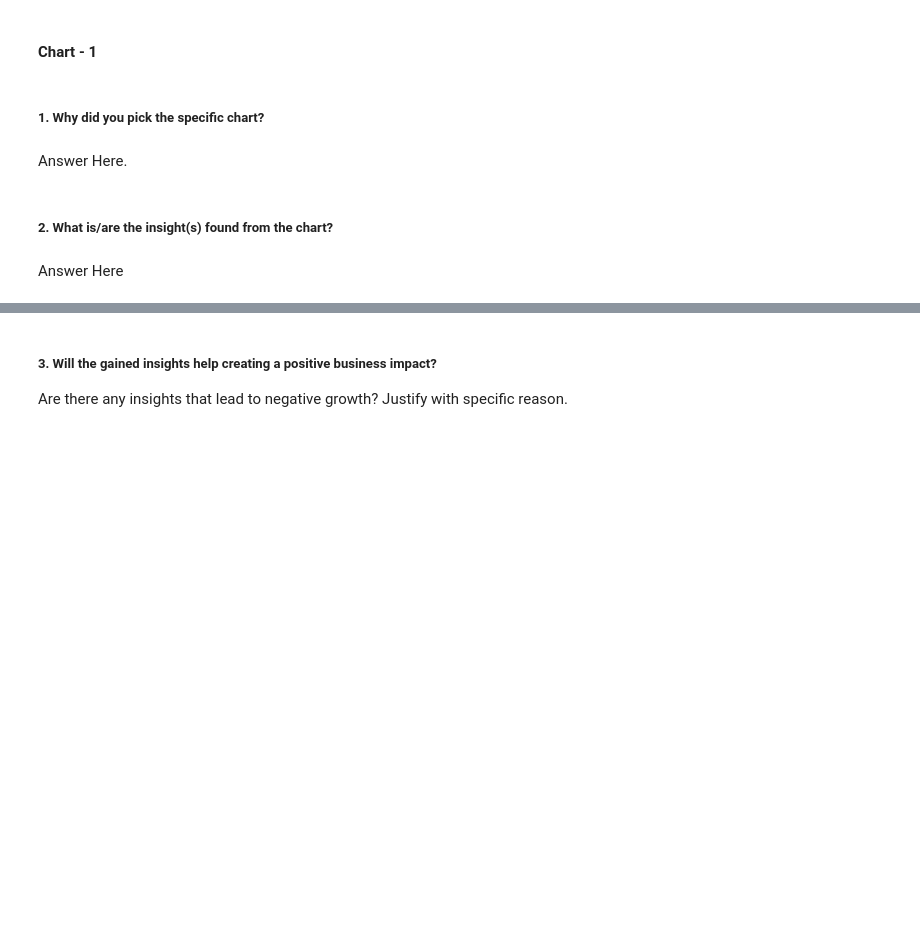
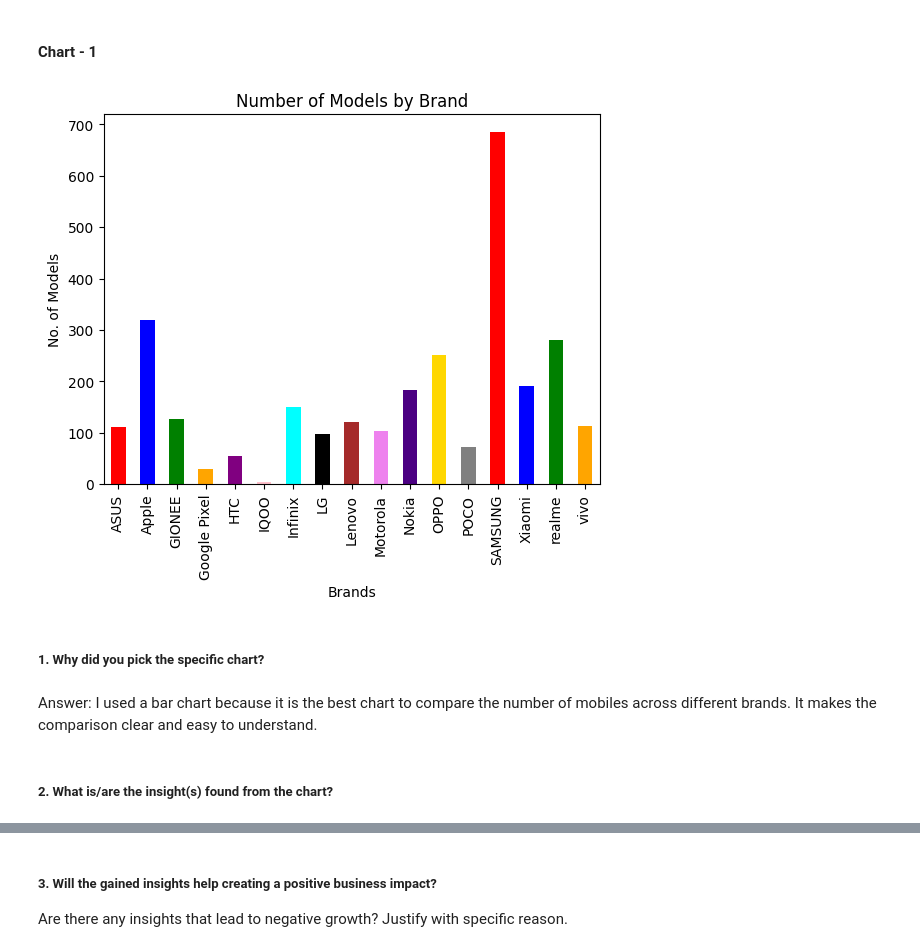
Before and after one commit to anujpurohit0501/flipkart-mobile-eda, a Jupyter notebook: Flipkart_Mobile_EDA.ipynb, the cells around one changed output, grey strips where cells are left out. Saved outputs shown, nothing was run; the diff lists cells and outputs as text; code cells hidden in the pictures; blank space fills up the shorter version.

```diff
--- a/Flipkart_Mobile_EDA.ipynb
+++ b/Flipkart_Mobile_EDA.ipynb
@@ -230,8 +253,20 @@ Answer Here.
+# %%
+# Chart - 1 visualization code
+
+# Number of Mobiles by Brand
+x=df.groupby('Brand').size()
+c=['red','blue','green','orange','purple','pink','cyan','black','brown','violet','indigo','gold','grey']
+x.plot(kind='bar',color=c)
+plt.xlabel('Brands')
+plt.ylabel('No. of Models')
+plt.title('Number of Models by Brand')
+plt.show()
+# %% [output]
+[figure, added]
 # %% [markdown]
 ##### 1. Why did you pick the specific chart?
-# %% [markdown]
-Answer Here.
+# %% [markdown]
+Answer:
+I used a bar chart because it is the best chart to compare the number of mobiles across different brands. It makes the comparison clear and easy to understand.
 # %% [markdown]
 ##### 2. What is/are the insight(s) found from the chart?
-# %% [markdown]
-Answer Here
```
Also changed, not shown: parts of 10 cells of this notebook.
